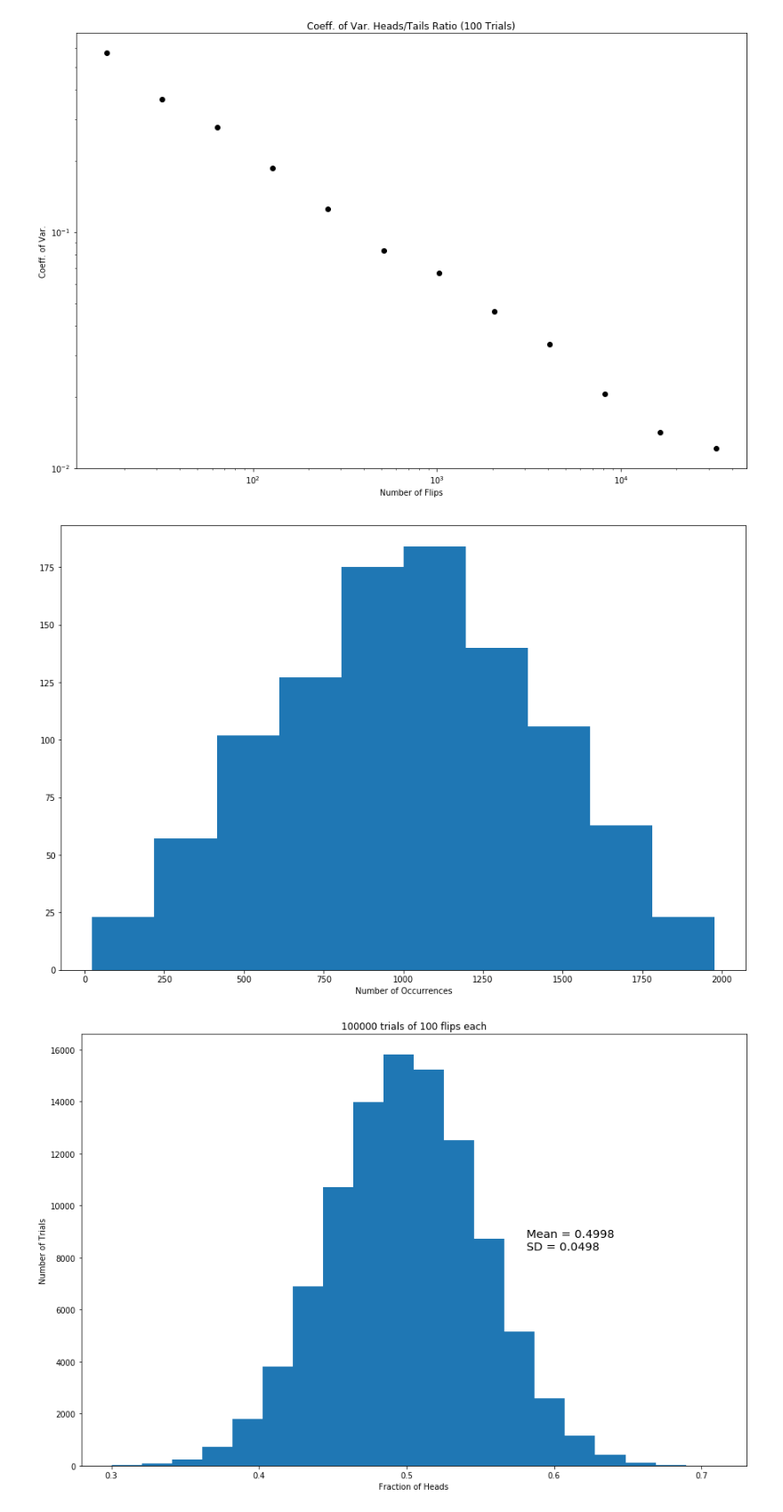
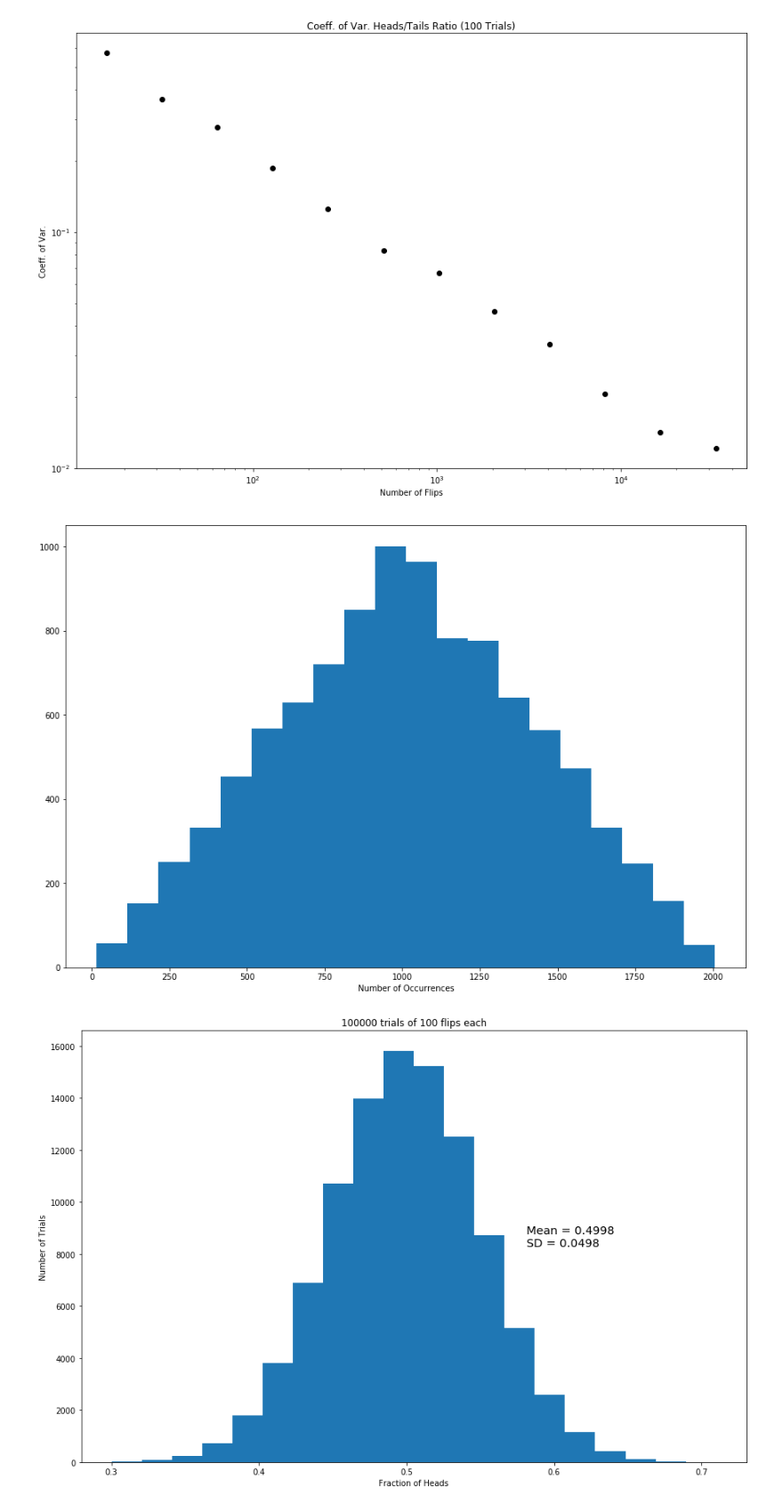
Before and after one commit to wilkens-teaching/dhgrad2019, a Jupyter notebook: notebooks/07 Stats.ipynb, the cells around one changed output. Shown: that part at 89% size. Cells and saved outputs as stored; diff of their text form; code cells hidden in the pictures.

```diff
--- a/notebooks/07 Stats.ipynb
+++ b/notebooks/07 Stats.ipynb
@@ -256,17 +256,17 @@ flipPlot2(4,15,100)
 # %%
 #Figures 15.15-15.17 have no code
 
 #Figure 15.18
 vals = []
-for i in range(1000):
+for i in range(10000):
     num1 = random.choice(range(0, 1010))
     num2 = random.choice(range(0, 1010))
     vals.append(num1 + num2)
-pylab.hist(vals, bins = 10)
+pylab.hist(vals, bins = 20)
 pylab.xlabel('Number of Occurrences')
 pylab.show()
 # %% [output]
-[figure, old version]
+[figure, new version]
 # %%
 #Figure 15.19
 def flip(numFlips):
```
Also changed, not shown: parts of 3 cells of this notebook.
